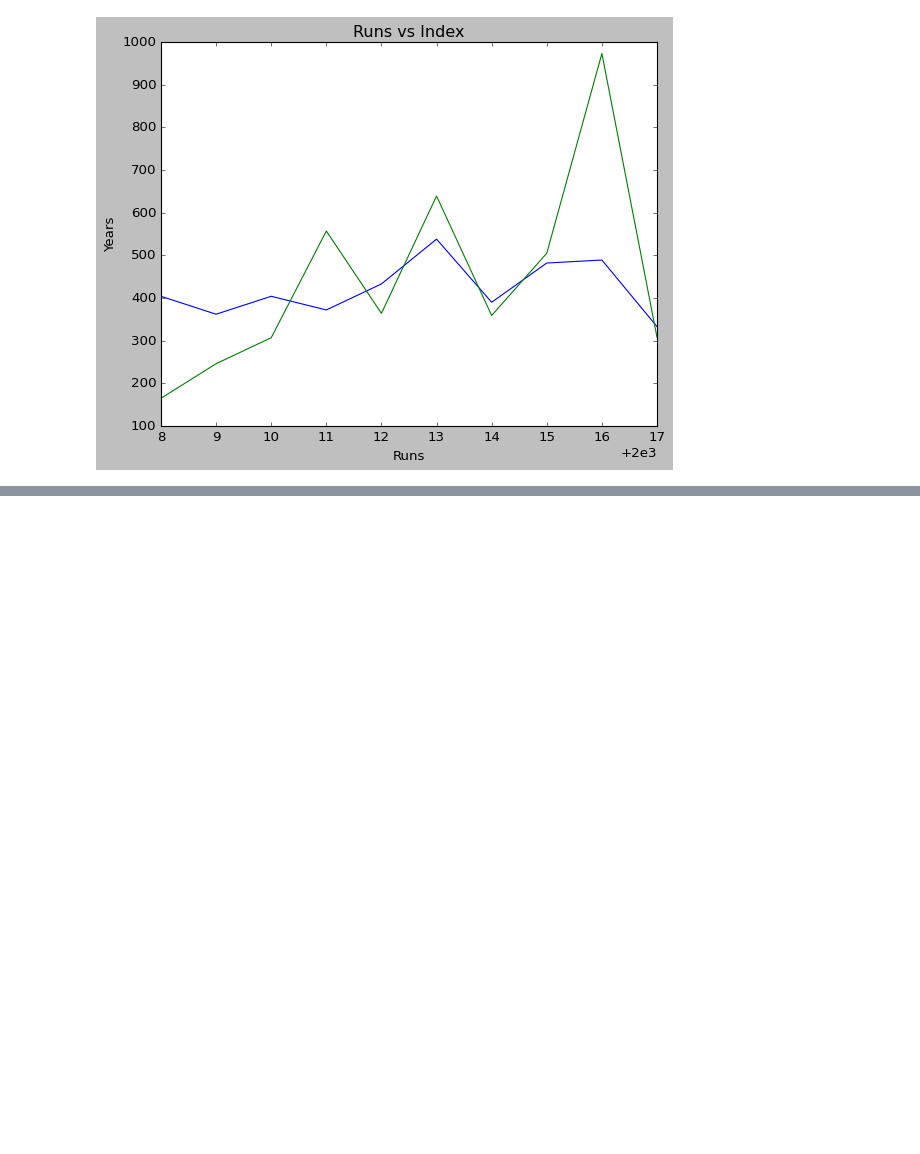
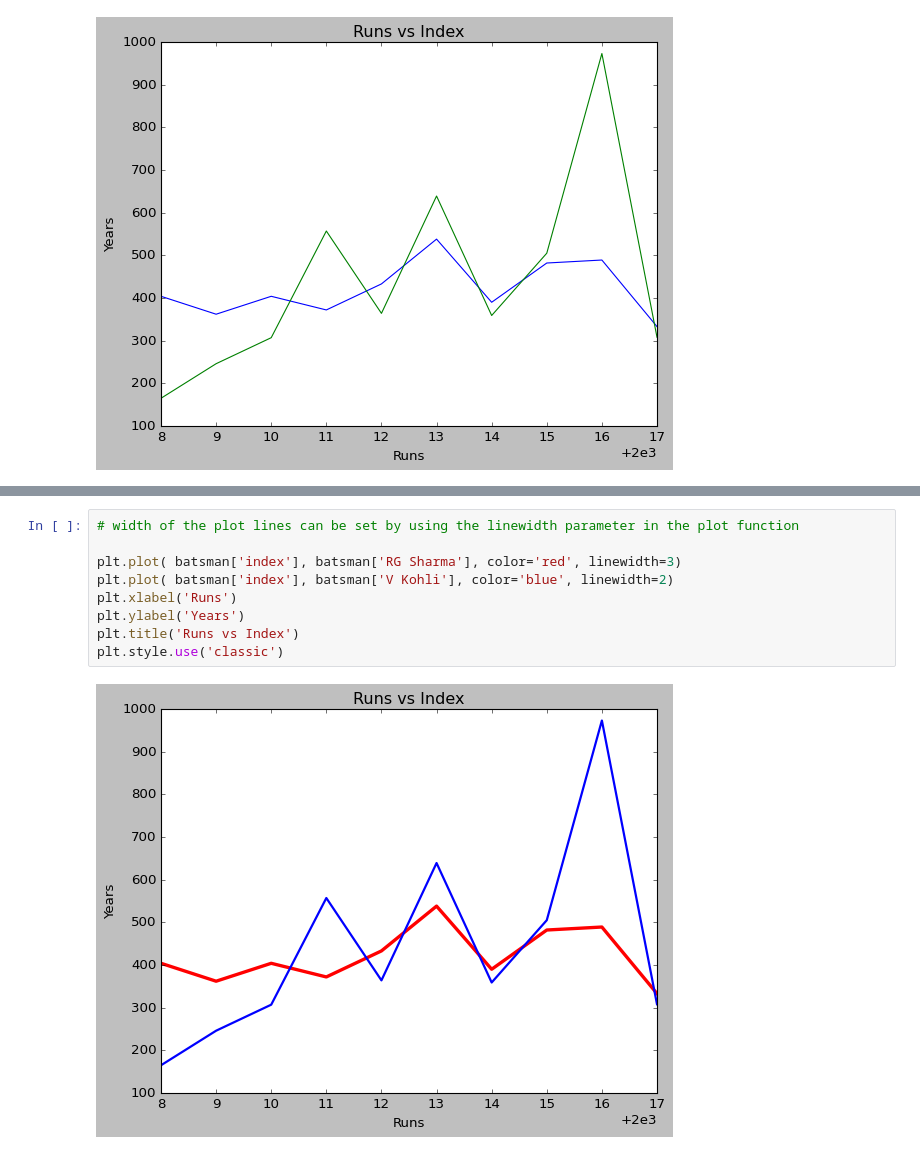
Before and after one commit to Hilal-11/Numpy-Pandas-Matplotlib-Seaborn-Sipy, a Jupyter notebook: matplotlib/matplotlib.ipynb, the cells around one changed output, grey strips where cells are left out. Drawn from its saved outputs; the diff is of its cells as text; blank space fills up the shorter version.

```diff
--- a/matplotlib/matplotlib.ipynb
+++ b/matplotlib/matplotlib.ipynb
@@ -55,0 +80,11 @@ plt.style.use('classic')
+# %%
+# width of the plot lines can be set by using the linewidth parameter in the plot function
+
+plt.plot( batsman['index'], batsman['RG Sharma'], color='red', linewidth=3)
+plt.plot( batsman['index'], batsman['V Kohli'], color='blue', linewidth=2)
+plt.xlabel('Runs')
+plt.ylabel('Years')
+plt.title('Runs vs Index')
+plt.style.use('classic')
+# %% [output]
+[figure, added]
```
Also changed, not shown: parts of 4 cells of this notebook.
